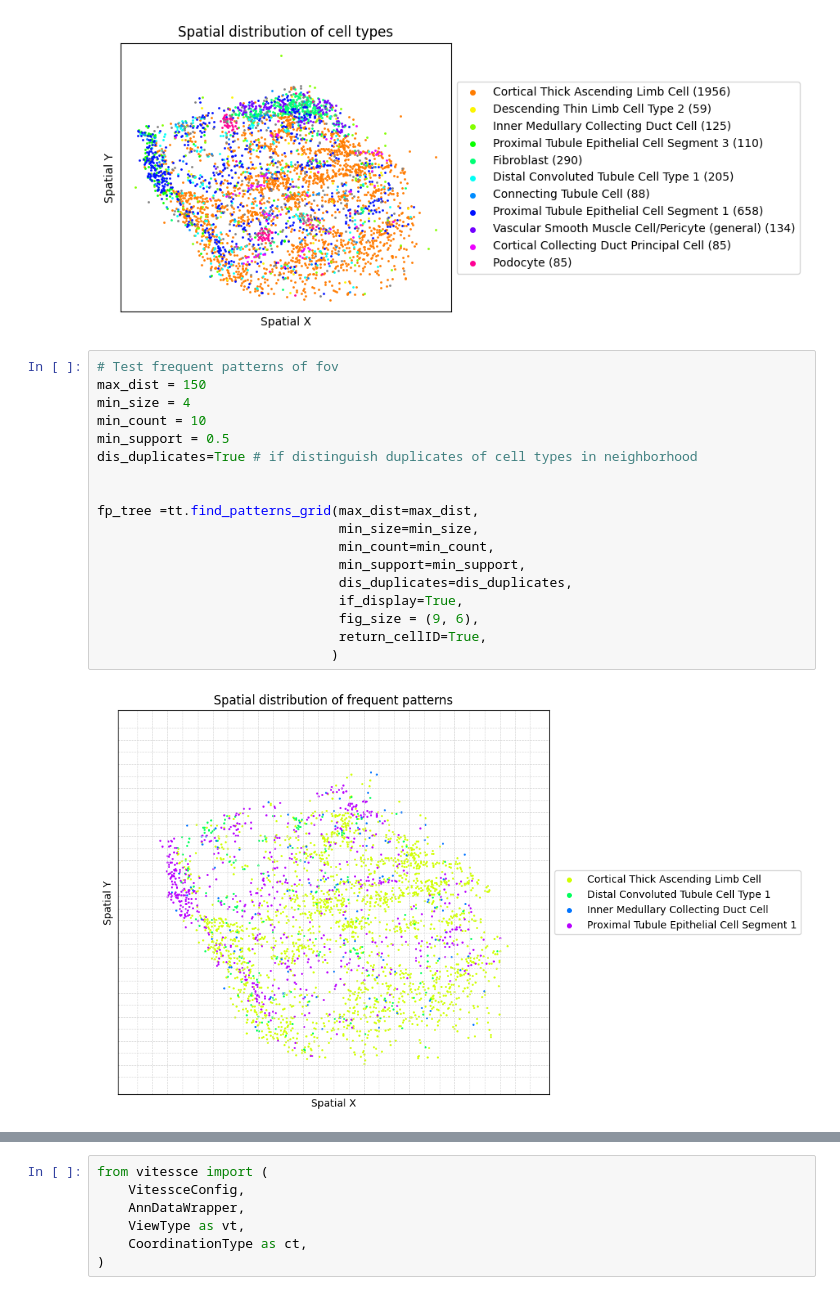
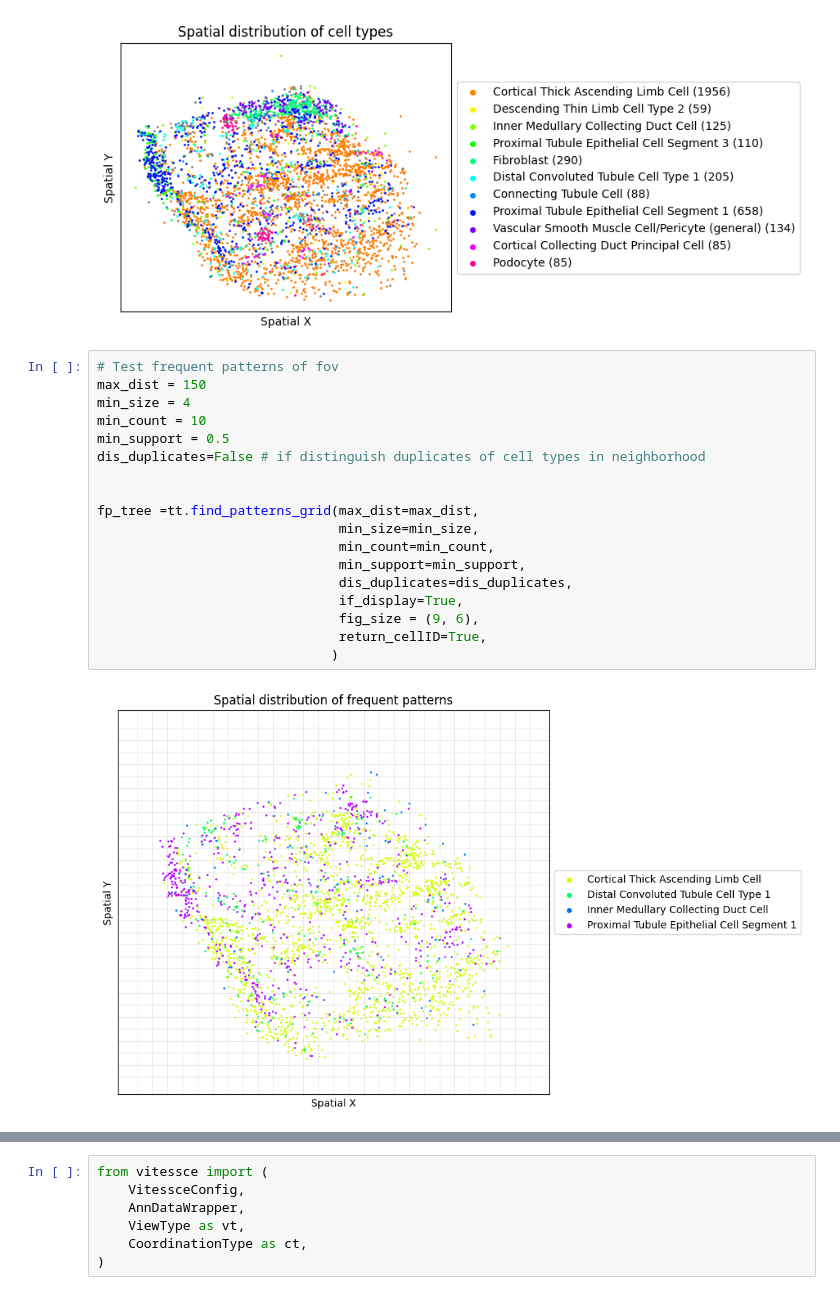
Before and after one commit to ShaokunAn/Spatial-Query, a Jupyter notebook: main-with-vitessce.ipynb, the cells around one changed output, grey strips where cells are left out. Drawn from its saved outputs; the diff is of its cells as text.

```diff
--- a/main-with-vitessce.ipynb
+++ b/main-with-vitessce.ipynb
@@ -41,23 +41,23 @@ tt.plot_fov(fig_size=fig_size)
 # %%
 # Test frequent patterns of fov
 max_dist = 150
 min_size = 4
 min_count = 10
 min_support = 0.5
-dis_duplicates=True # if distinguish duplicates of cell types in neighborhood
+dis_duplicates=False # if distinguish duplicates of cell types in neighborhood
 
 
 fp_tree =tt.find_patterns_grid(max_dist=max_dist,
                                min_size=min_size,
                                min_count=min_count,
                                min_support=min_support,
                                dis_duplicates=dis_duplicates,
                                if_display=True,
                                fig_size = (9, 6),
                                return_cellID=True,
                               )
 # %% [output]
-[figure, old version]
+[figure, new version]
 # %%
 fp_tree
 # %% [output]
```
Also changed, not shown: parts of 3 cells of this notebook.
